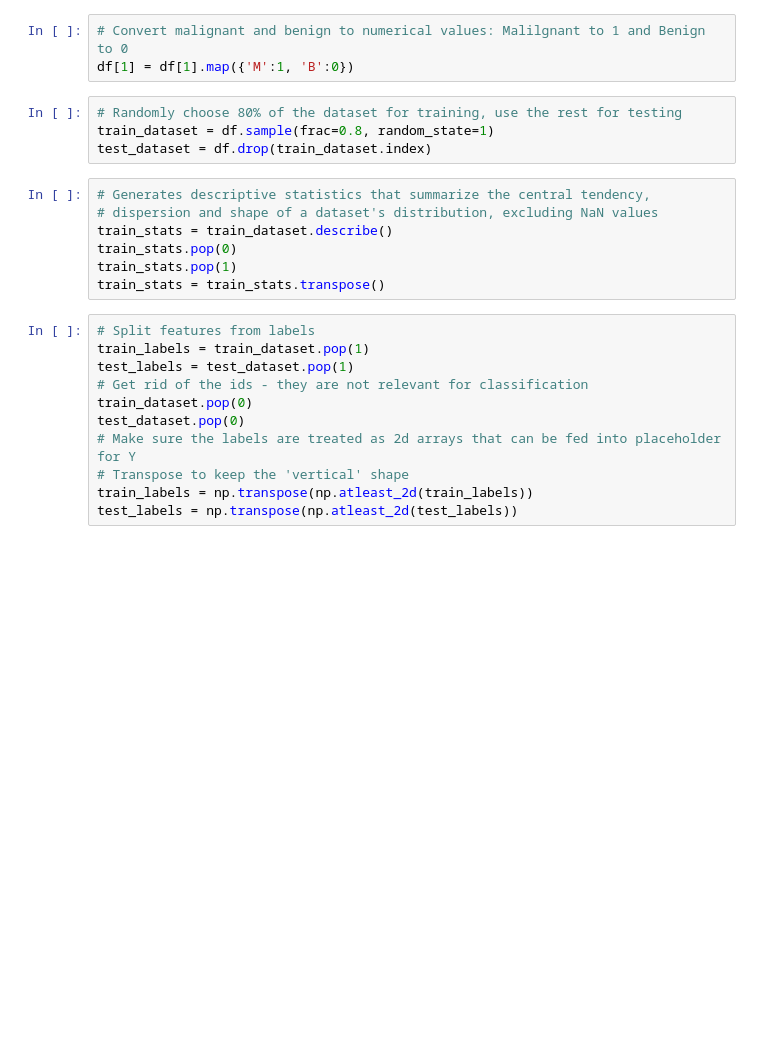
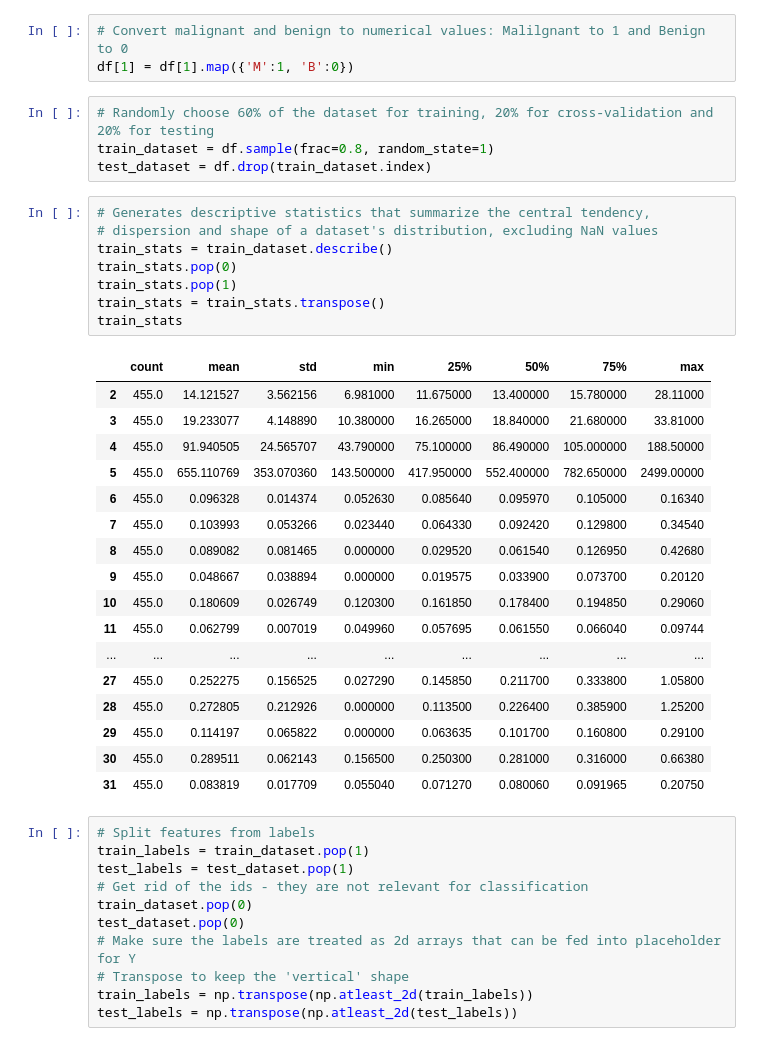
Before and after one commit to szymanowiczs/Tumor-Classification, a Jupyter notebook: tumor_classification_features.ipynb, the cells around one changed output. Drawn from its saved outputs; the diff is of its cells as text; blank space fills up the shorter version.

```diff
--- a/tumor_classification_features.ipynb
+++ b/tumor_classification_features.ipynb
@@ -9,16 +9,35 @@ df = pd.read_csv('Exercise1 - data.csv', header=None)
 # Convert malignant and benign to numerical values: Malilgnant to 1 and Benign to 0
 df[1] = df[1].map({'M':1, 'B':0})
 # %%
-# Randomly choose 80% of the dataset for training, use the rest for testing
+# Randomly choose 60% of the dataset for training, 20% for cross-validation and 20% for testing
 train_dataset = df.sample(frac=0.8, random_state=1)
 test_dataset = df.drop(train_dataset.index)
 # %%
 # Generates descriptive statistics that summarize the central tendency,
 # dispersion and shape of a dataset's distribution, excluding NaN values
 train_stats = train_dataset.describe()
 train_stats.pop(0)
 train_stats.pop(1)
 train_stats = train_stats.transpose()
+train_stats
+# %% [output]
+|  | count | mean | std | min | 25% | 50% | 75% | max |
+| 2 | 455.0 | 14.121527 | 3.562156 | 6.981000 | 11.675000 | 13.400000 | 15.780000 | 28.11000 |
+| 3 | 455.0 | 19.233077 | 4.148890 | 10.380000 | 16.265000 | 18.840000 | 21.680000 | 33.81000 |
+| 4 | 455.0 | 91.940505 | 24.565707 | 43.790000 | 75.100000 | 86.490000 | 105.000000 | 188.50000 |
+| 5 | 455.0 | 655.110769 | 353.070360 | 143.500000 | 417.950000 | 552.400000 | 782.650000 | 2499.00000 |
+| 6 | 455.0 | 0.096328 | 0.014374 | 0.052630 | 0.085640 | 0.095970 | 0.105000 | 0.16340 |
+| 7 | 455.0 | 0.103993 | 0.053266 | 0.023440 | 0.064330 | 0.092420 | 0.129800 | 0.34540 |
+| 8 | 455.0 | 0.089082 | 0.081465 | 0.000000 | 0.029520 | 0.061540 | 0.126950 | 0.42680 |
+| 9 | 455.0 | 0.048667 | 0.038894 | 0.000000 | 0.019575 | 0.033900 | 0.073700 | 0.20120 |
+| 10 | 455.0 | 0.180609 | 0.026749 | 0.120300 | 0.161850 | 0.178400 | 0.194850 | 0.29060 |
+| 11 | 455.0 | 0.062799 | 0.007019 | 0.049960 | 0.057695 | 0.061550 | 0.066040 | 0.09744 |
+| ... | ... | ... | ... | ... | ... | ... | ... | ... |
+| 27 | 455.0 | 0.252275 | 0.156525 | 0.027290 | 0.145850 | 0.211700 | 0.333800 | 1.05800 |
+| 28 | 455.0 | 0.272805 | 0.212926 | 0.000000 | 0.113500 | 0.226400 | 0.385900 | 1.25200 |
+| 29 | 455.0 | 0.114197 | 0.065822 | 0.000000 | 0.063635 | 0.101700 | 0.160800 | 0.29100 |
+| 30 | 455.0 | 0.289511 | 0.062143 | 0.156500 | 0.250300 | 0.281000 | 0.316000 | 0.66380 |
+| 31 | 455.0 | 0.083819 | 0.017709 | 0.055040 | 0.071270 | 0.080060 | 0.091965 | 0.20750 |
 # %%
 # Split features from labels
 train_labels = train_dataset.pop(1)
```
Also changed, not shown: parts of 8 cells of this notebook.
